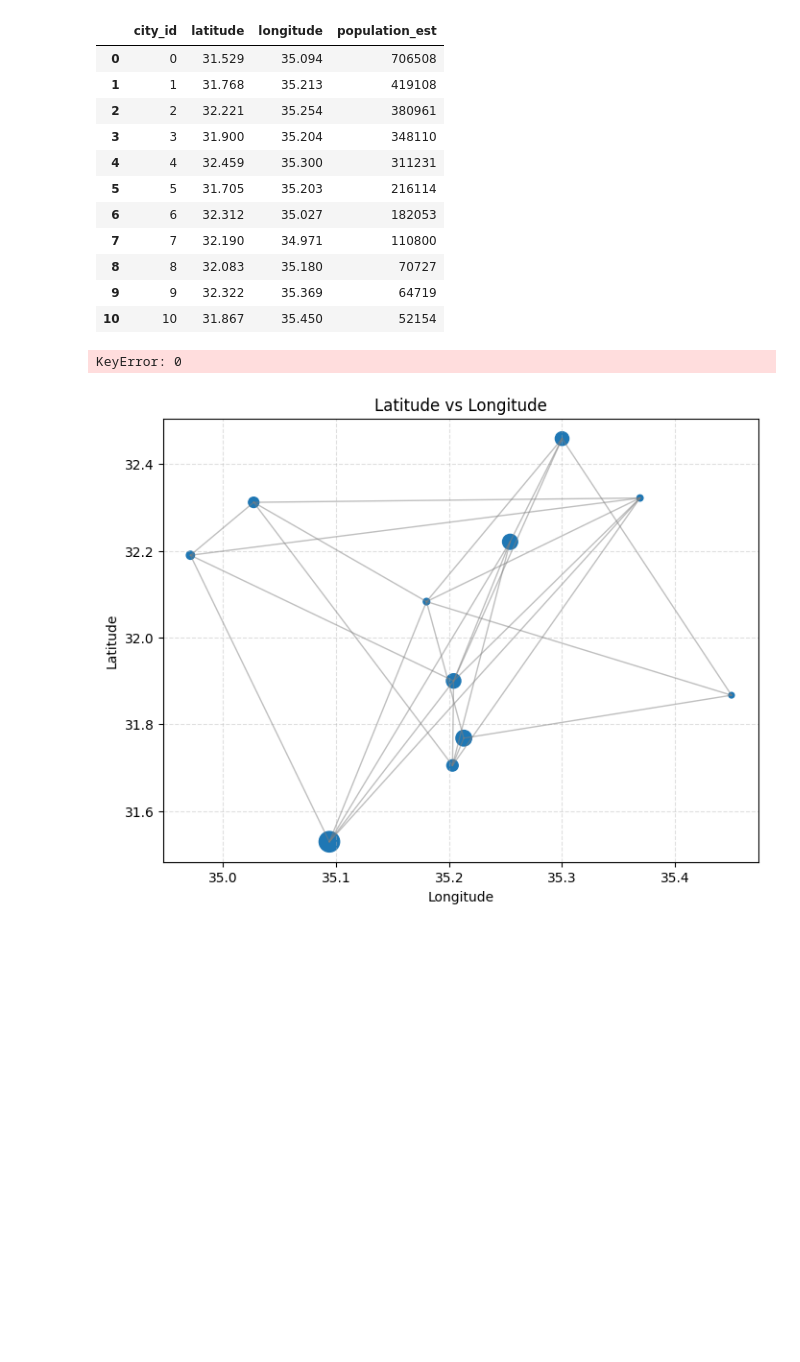
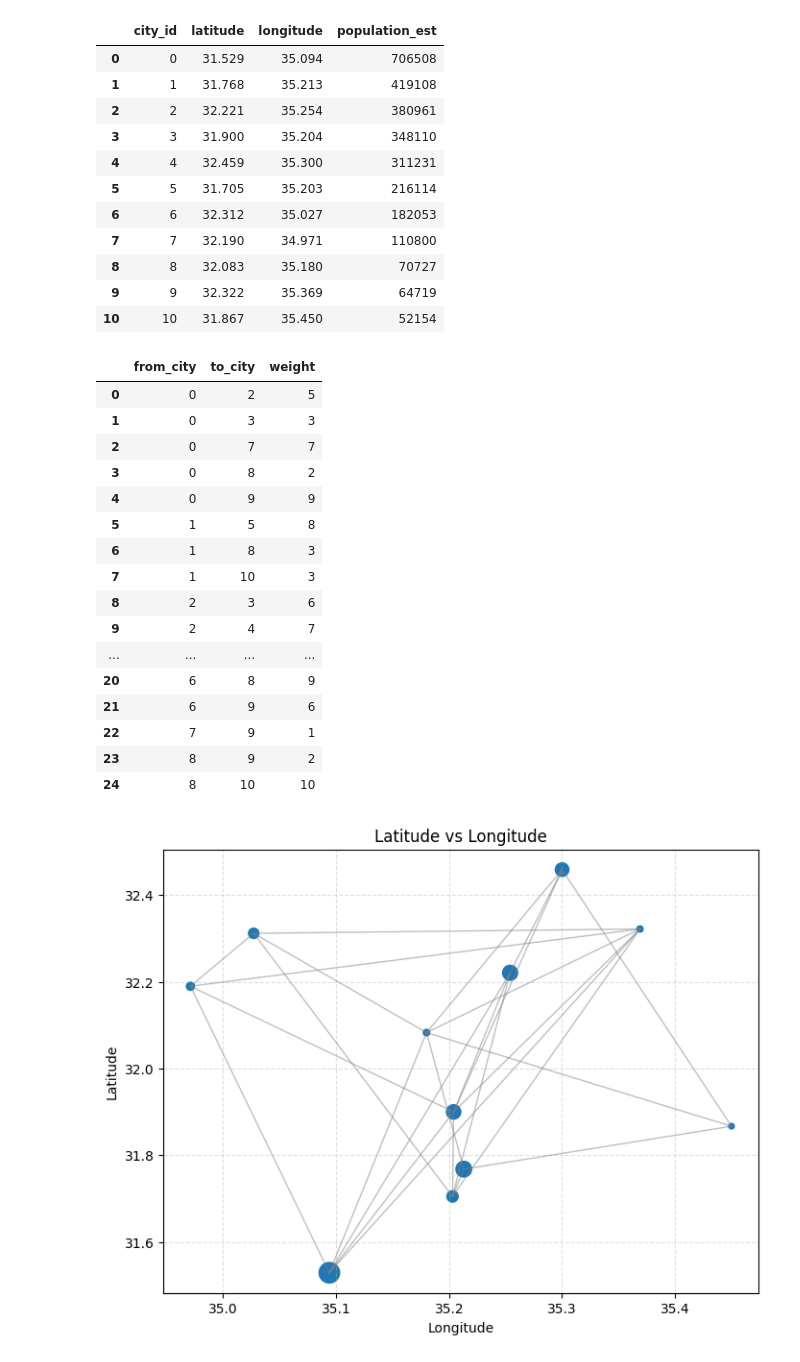
Before and after one commit to mlopezig59/QIF_OptimizationProblem, a Jupyter notebook: mar.ipynb, the cells around one changed output. Saved outputs shown, nothing was run; the diff lists cells and outputs as text; code cells hidden in the pictures; blank space fills up the shorter version.

```diff
--- a/mar.ipynb
+++ b/mar.ipynb
@@ -30,21 +34,36 @@ nodes
 # %%
 import random
 
 random.seed(42)
 edge_prob = 0.5
 
-candidats = []
+edges = []
 for i in range(len(nodes)):
     for j in range(i + 1, len(nodes)):
         if random.random() < edge_prob:
             u = int(nodes.iloc[i]["city_id"])
             v = int(nodes.iloc[j]["city_id"])
             weight = random.randint(1, 10)
-            candidats.append((u, v, weight))
+            edges.append((u, v, weight))
 
-edges_df = pd.DataFrame(candidats, columns=["from_city", "to_city", "weight"])
-print(f"Generated {len(candidats)} random edges")
-edges_df.head()
+edges_df = pd.DataFrame(edges, columns=["from_city", "to_city", "weight"])
+edges_df
 # %% [output]
-KeyError: 0
+|  | from_city | to_city | weight |
+| 0 | 0 | 2 | 5 |
+| 1 | 0 | 3 | 3 |
+| 2 | 0 | 7 | 7 |
+| 3 | 0 | 8 | 2 |
+| 4 | 0 | 9 | 9 |
+| 5 | 1 | 5 | 8 |
+| 6 | 1 | 8 | 3 |
+| 7 | 1 | 10 | 3 |
+| 8 | 2 | 3 | 6 |
+| 9 | 2 | 4 | 7 |
+| ... | ... | ... | ... |
+| 20 | 6 | 8 | 9 |
+| 21 | 6 | 9 | 6 |
+| 22 | 7 | 9 | 1 |
+| 23 | 8 | 9 | 2 |
+| 24 | 8 | 10 | 10 |
 # %%
```
Also changed, not shown: parts of 2 cells of this notebook.
